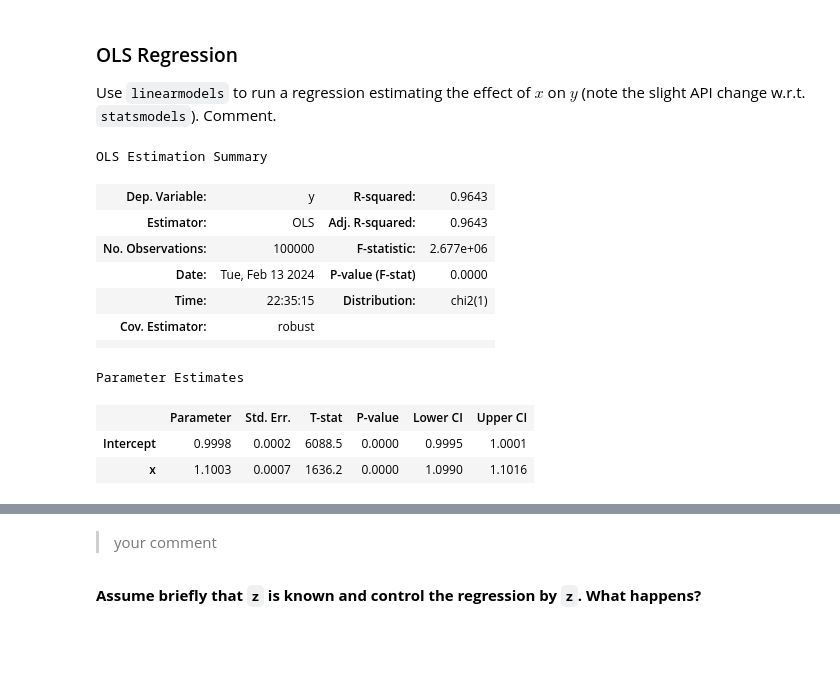
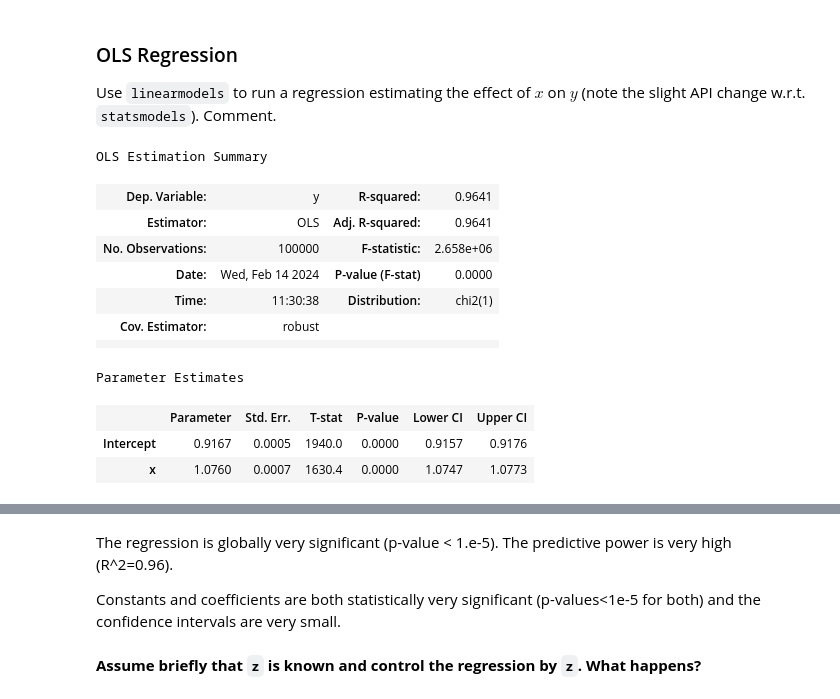
Before and after one commit to albop/dbe, a Jupyter notebook: tutorials/session_5/instrumental_variables.ipynb, the cells around one changed output, grey strips where cells are left out. Saved outputs shown, nothing was run; the diff lists cells and outputs as text; code cells hidden in the pictures; blank space fills up the shorter version.

```diff
--- a/tutorials/session_5/instrumental_variables.ipynb
+++ b/tutorials/session_5/instrumental_variables.ipynb
@@ -33,8 +41,8 @@ N = 100000
 ϵ_y = np.random.randn(N)*0.01
 # %%
 z = 0.1 + ϵ_z
-x = 0.1 + z + ϵ_x
 q = 0.5 + 0.1234*ϵ_x + ϵ_q
+x = 0.1 + z + q + ϵ_x
 y  = 1.0 + 0.9*x + 0.4*z + ϵ_y
 # %%
 df = pd.DataFrame({
@@ -54,17 +91,17 @@ from linearmodels import OLS
 # %%
 model = OLS.from_formula("y ~ x", df)
 res = model.fit()
-res.summary
+res      # in statsmodels would be res.summary()
 # %% [output]
 OLS Estimation Summary
-| Dep. Variable: | y | R-squared: | 0.9643 |
-| Estimator: | OLS | Adj. R-squared: | 0.9643 |
-| No. Observations: | 100000 | F-statistic: | 2.677e+06 |
-| Date: | Tue, Feb 13 2024 | P-value (F-stat) | 0.0000 |
-| Time: | 22:35:15 | Distribution: | chi2(1) |
+| Dep. Variable: | y | R-squared: | 0.9641 |
+| Estimator: | OLS | Adj. R-squared: | 0.9641 |
+| No. Observations: | 100000 | F-statistic: | 2.658e+06 |
+| Date: | Wed, Feb 14 2024 | P-value (F-stat) | 0.0000 |
+| Time: | 11:30:38 | Distribution: | chi2(1) |
 | Cov. Estimator: | robust |  |  |
 |  |  |  |  |
 Parameter Estimates
 |  | Parameter | Std. Err. | T-stat | P-value | Lower CI | Upper CI |
-| Intercept | 0.9998 | 0.0002 | 6088.5 | 0.0000 | 0.9995 | 1.0001 |
-| x | 1.1003 | 0.0007 | 1636.2 | 0.0000 | 1.0990 | 1.1016 |
+| Intercept | 0.9167 | 0.0005 | 1940.0 | 0.0000 | 0.9157 | 0.9176 |
+| x | 1.0760 | 0.0007 | 1630.4 | 0.0000 | 1.0747 | 1.0773 |
@@ -71,5 +109,7 @@ Parameter Estimates
 # %% [markdown]
-> your comment
+The regression is globally very significant (p-value < 1.e-5). The predictive power is very high (R^2=0.96).
+
+Constants and coefficients are both statistically very significant (p-values<1e-5 for both) and the confidence intervals are very small.
 # %% [markdown]
 __Assume briefly that `z` is known and control the regression by `z`. What happens?__
 # %%
```
Also changed, not shown: parts of 33 cells of this notebook, 3 other files.
